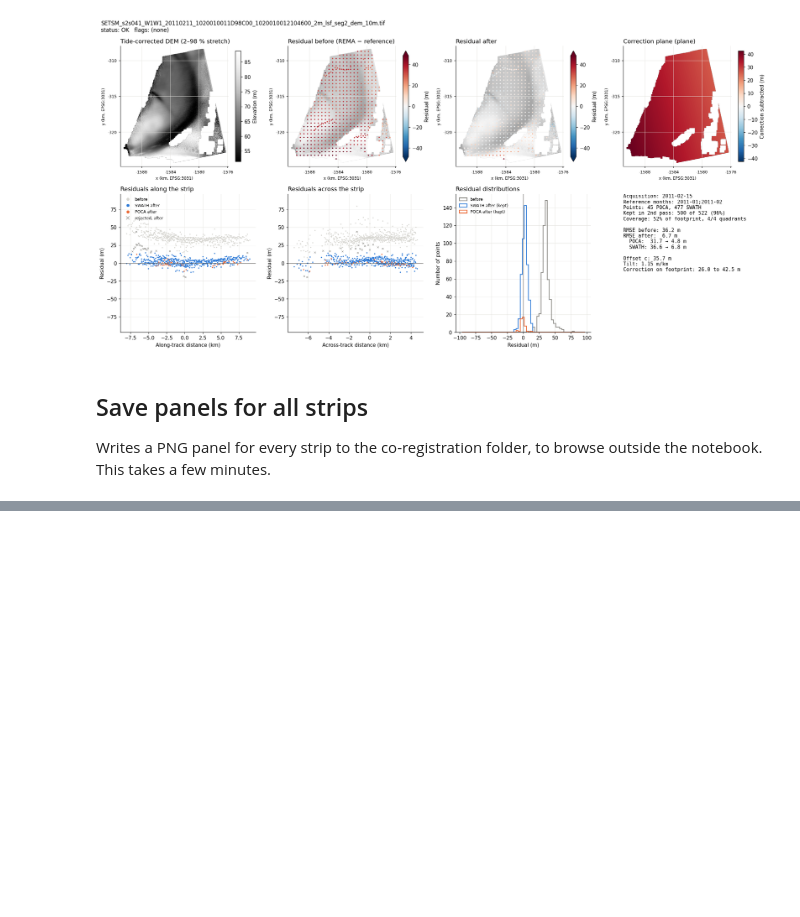
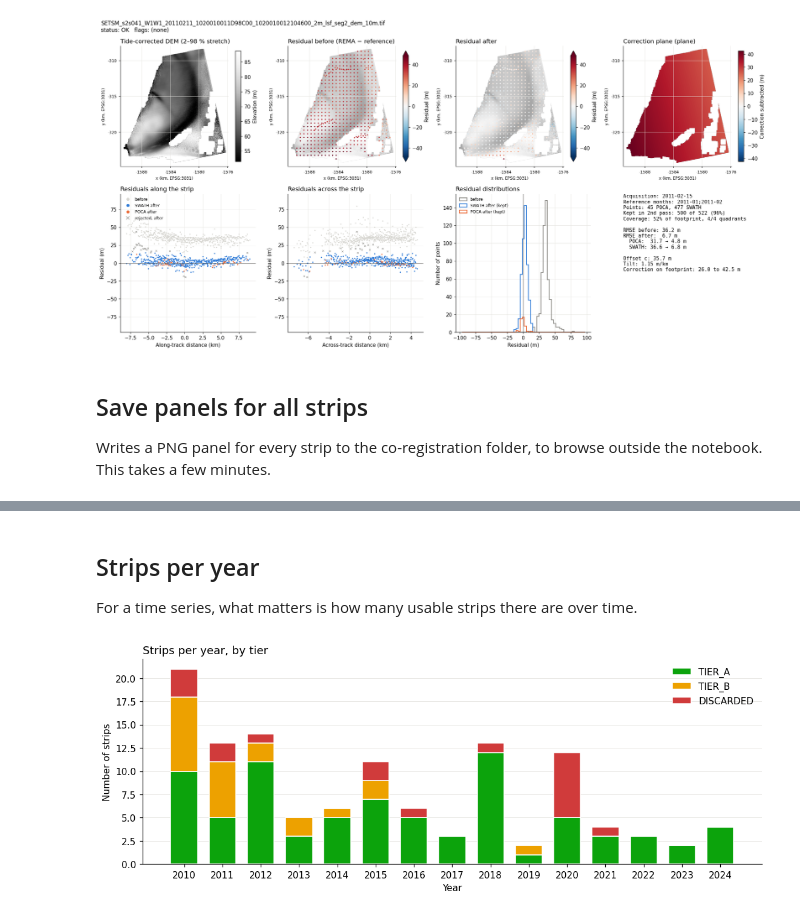
Before and after one commit to aszinck/REMA-strips-correction, a Jupyter notebook: coreg-qc.ipynb, the cells around one changed output, grey strips where cells are left out. Cells and saved outputs as stored; diff of their text form; code cells hidden in the pictures; blank space fills up the shorter version.

```diff
--- a/coreg-qc.ipynb
+++ b/coreg-qc.ipynb
@@ -520,0 +559,3 @@ if save_all:
+# %%
+pd.crosstab(qc.set_index("strip")["status"].rename("per-strip status"),
+            adj.set_index("strip")["tier"].rename("tier")).reindex(columns=TIER_ORDER, fill_value=0)
@@ -520,0 +590,23 @@ if save_all:
+# %% [markdown]
+## Strips per year
+
+For a time series, what matters is how many usable strips there are over time.
+# %%
+years = np.arange(adj["acquisition_time"].dt.year.min(), adj["acquisition_time"].dt.year.max() + 1)
+per_year = (adj.assign(year=adj["acquisition_time"].dt.year)
+               .groupby(["year", "tier"]).size().unstack(fill_value=0)
+               .reindex(index=years, columns=TIER_ORDER, fill_value=0))
+
+fig, ax = plt.subplots(figsize=(12, 4))
+bottom = np.zeros(len(per_year))
+for tier in TIER_ORDER:
+    ax.bar(per_year.index, per_year[tier], bottom=bottom, width=0.7, label=tier,
+           color=TIER_STYLE[tier]["color"], edgecolor="white", linewidth=1)
+    bottom += per_year[tier].to_numpy()
+ax.set(xlabel="Year", ylabel="Number of strips", xticks=years)
+ax.set_title("Strips per year, by tier", loc="left")
+ax.legend(frameon=False)
+ax.grid(axis="x", visible=False)
+plt.show()
+# %% [output]
+[figure, added]
```
Also changed, not shown: parts of 21 cells of this notebook, 3 other files.
